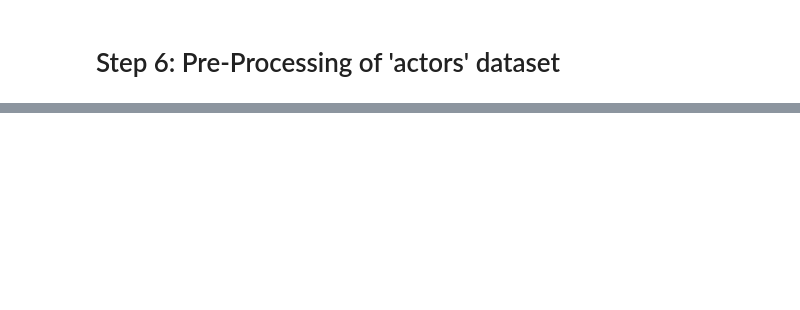
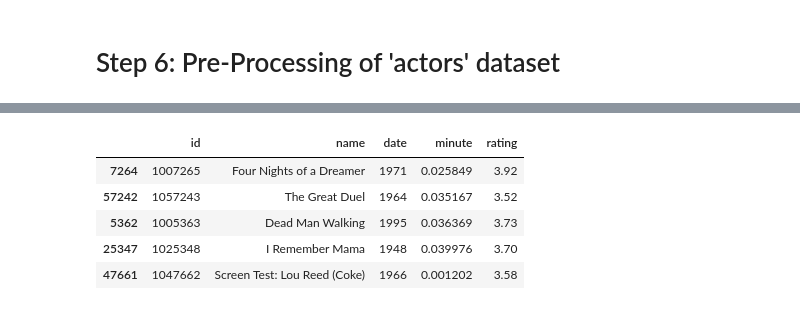
Before and after one commit to lorenz0leoncin1/Reccomandation_System_Collaborative_Filtering, a Jupyter notebook: Collaborative_Filtering_Project.ipynb, the cells around one changed output, grey strips where cells are left out. Saved outputs shown, nothing was run; the diff lists cells and outputs as text; code cells hidden in the pictures; blank space fills up the shorter version.

```diff
--- a/Collaborative_Filtering_Project.ipynb
+++ b/Collaborative_Filtering_Project.ipynb
@@ -1271,0 +635,6 @@ This hybrid approach is often more effective than using collaborative or content
+# %%
+def get_random_films_above_rating(df_movies, rating_threshold=3.5, num_films=5):
+    films_above_rating = df_movies[df_movies['rating'] > rating_threshold]
+    if len(films_above_rating) < num_films:
+        return films_above_rating.sample(n=len(films_above_rating))
+    return films_above_rating.sample(n=num_films)
@@ -1271,0 +671,30 @@ This hybrid approach is often more effective than using collaborative or content
+# %%
+def get_recommendations_for_random_actor(df_actors, df_movies, utility_matrix_csr, similarity_matrix):
+    # Select a random actor ID
+    random_actor_id = df_actors['actor_id'].sample(n=1).iloc[0]
+
+    # Get the actor name using id_to_actor mapping
+    random_actor_name = id_to_actor[random_actor_id]
+
+    try:
+        # Try to get recommendations for the selected actor
+        recommended_movies = recommend_movies_for_actor(random_actor_name, df_actors, df_movies, utility_matrix_csr, similarity_matrix)
+
+        if not recommended_movies.empty:
+            print(f"Recommended movies for actor {random_actor_name}:")
+            print(recommended_movies)
+            return recommended_movies
+        else:
+            # Get random films above rating if no recommendations available
+            print(f"Detailed recommendations not possible for {random_actor_name}. Here are some movies:") # Changed this line
+            random_films = get_random_films_above_rating(df_movies)
+            print(random_films[['name', 'rating', 'minute', 'date']])
+            return random_films
+
+    except ValueError as e:
+        print(e)
+        # Handle error by suggesting random films
+        print("Detailed recommendations not possible. Here are some movies:")
+        random_films = get_random_films_above_rating(df_movies)
+        print(random_films[['name', 'rating', 'minute', 'date']])
+        return random_films
@@ -1271,0 +711,3 @@ This hybrid approach is often more effective than using collaborative or content
+# %%
+# Call the function to find a valid actor and get recommendations
+recommendations = get_recommendations_for_random_actor(df_actors, df_movies, utility_matrix_csr, similarity_matrix)
@@ -1271,0 +722,10 @@ This hybrid approach is often more effective than using collaborative or content
+# %%
+# Detailed Recommendation
+recommendations.head(10)
+# %% [output]
+|  | id | name | date | minute | rating |
+| 7264 | 1007265 | Four Nights of a Dreamer | 1971 | 0.025849 | 3.92 |
+| 57242 | 1057243 | The Great Duel | 1964 | 0.035167 | 3.52 |
+| 5362 | 1005363 | Dead Man Walking | 1995 | 0.036369 | 3.73 |
+| 25347 | 1025348 | I Remember Mama | 1948 | 0.039976 | 3.70 |
+| 47661 | 1047662 | Screen Test: Lou Reed (Coke) | 1966 | 0.001202 | 3.58 |
```
Also changed, not shown: parts of 116 cells of this notebook.
